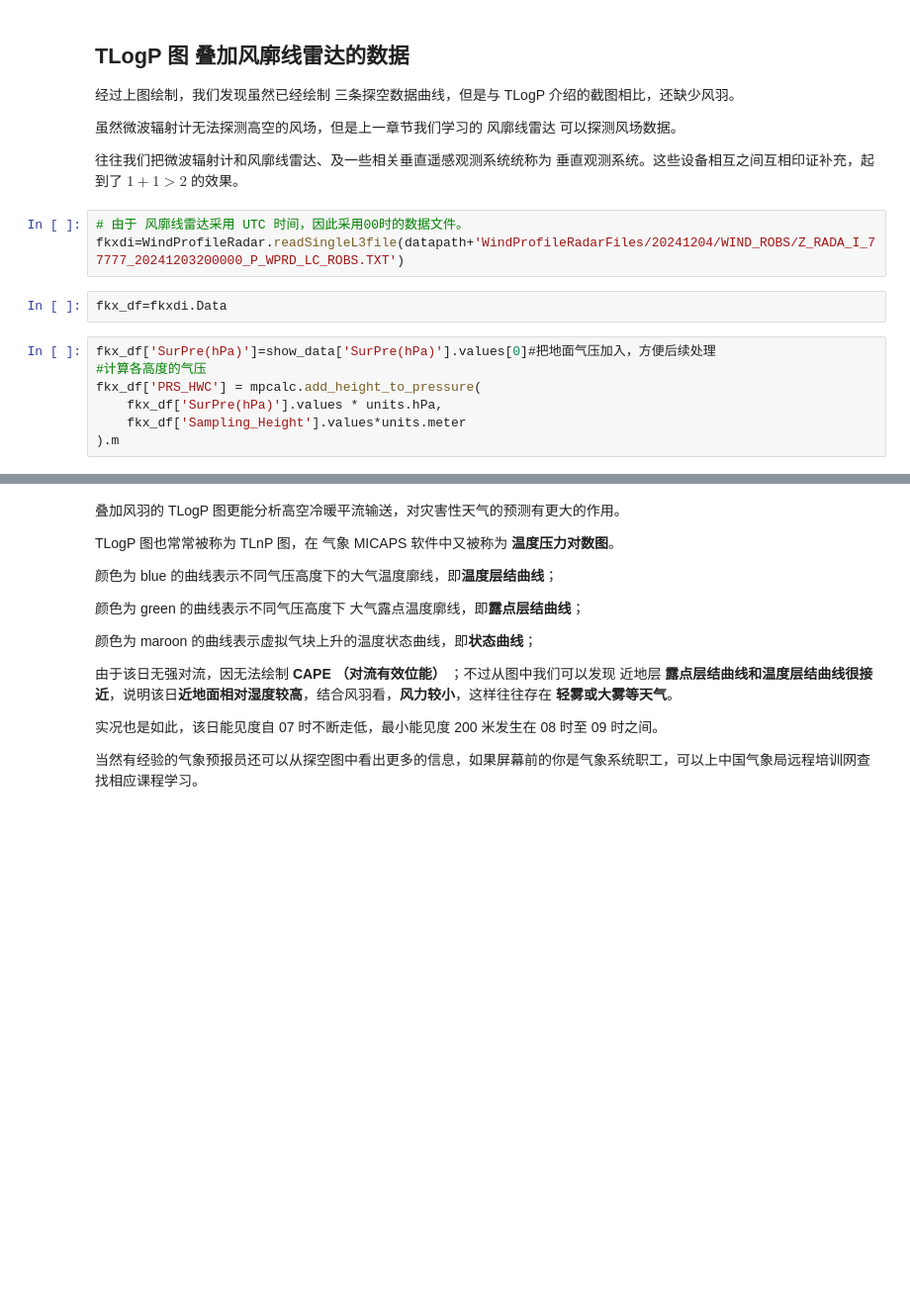
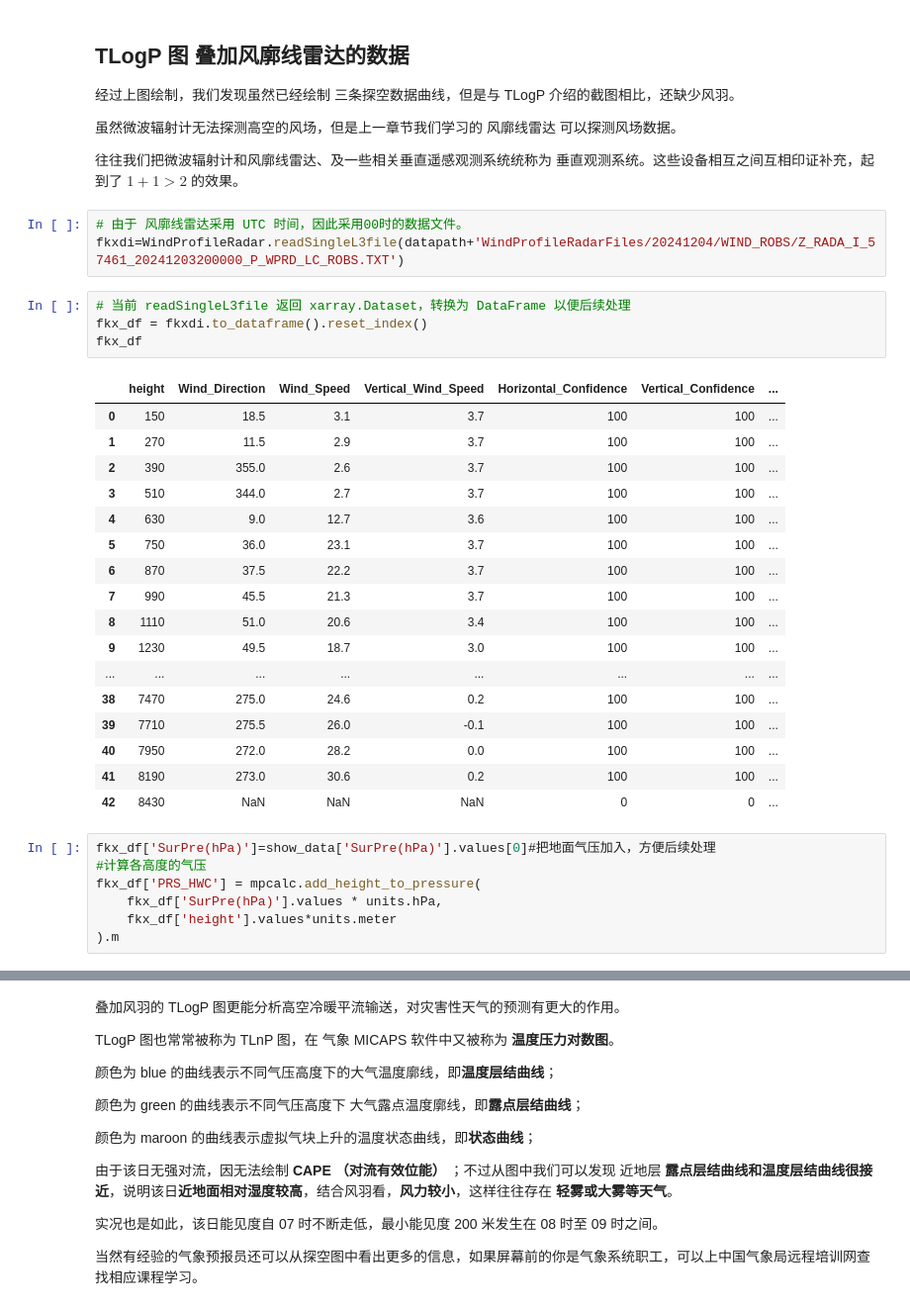
Before and after one commit to longtsing/metgrs, a Jupyter notebook: examples/4如何读取微波辐射计数据并绘图.ipynb, the cells around one changed output, grey strips where cells are left out. Shown at 99% size. Drawn from its saved outputs; the diff is of its cells as text; blank space fills up the shorter version.

```diff
--- a/examples/4如何读取微波辐射计数据并绘图.ipynb
+++ b/examples/4如何读取微波辐射计数据并绘图.ipynb
@@ -280,15 +385,35 @@ skew.plot(p, prof, 'maroon', linewidth=2);
 往往我们把微波辐射计和风廓线雷达、及一些相关垂直遥感观测系统统称为 垂直观测系统。这些设备相互之间互相印证补充，起到了  $1+1>2$ 的效果。
 # %%
 # 由于 风廓线雷达采用 UTC 时间，因此采用00时的数据文件。
-fkxdi=WindProfileRadar.readSingleL3file(datapath+'WindProfileRadarFiles/20241204/WIND_ROBS/Z_RADA_I_77777_20241203200000_P_WPRD_LC_ROBS.TXT')
+fkxdi=WindProfileRadar.readSingleL3file(datapath+'WindProfileRadarFiles/20241204/WIND_ROBS/Z_RADA_I_57461_20241203200000_P_WPRD_LC_ROBS.TXT')
 # %%
-fkx_df=fkxdi.Data
+# 当前 readSingleL3file 返回 xarray.Dataset，转换为 DataFrame 以便后续处理
+fkx_df = fkxdi.to_dataframe().reset_index()
+fkx_df
+# %% [output]
+|  | height | Wind_Direction | Wind_Speed | Vertical_Wind_Speed | Horizontal_Confidence | Vertical_Confidence | ... |
+| 0 | 150 | 18.5 | 3.1 | 3.7 | 100 | 100 | ... |
+| 1 | 270 | 11.5 | 2.9 | 3.7 | 100 | 100 | ... |
+| 2 | 390 | 355.0 | 2.6 | 3.7 | 100 | 100 | ... |
+| 3 | 510 | 344.0 | 2.7 | 3.7 | 100 | 100 | ... |
+| 4 | 630 | 9.0 | 12.7 | 3.6 | 100 | 100 | ... |
+| 5 | 750 | 36.0 | 23.1 | 3.7 | 100 | 100 | ... |
+| 6 | 870 | 37.5 | 22.2 | 3.7 | 100 | 100 | ... |
+| 7 | 990 | 45.5 | 21.3 | 3.7 | 100 | 100 | ... |
+| 8 | 1110 | 51.0 | 20.6 | 3.4 | 100 | 100 | ... |
+| 9 | 1230 | 49.5 | 18.7 | 3.0 | 100 | 100 | ... |
+| ... | ... | ... | ... | ... | ... | ... | ... |
+| 38 | 7470 | 275.0 | 24.6 | 0.2 | 100 | 100 | ... |
+| 39 | 7710 | 275.5 | 26.0 | -0.1 | 100 | 100 | ... |
+| 40 | 7950 | 272.0 | 28.2 | 0.0 | 100 | 100 | ... |
+| 41 | 8190 | 273.0 | 30.6 | 0.2 | 100 | 100 | ... |
+| 42 | 8430 | NaN | NaN | NaN | 0 | 0 | ... |
 # %%
 fkx_df['SurPre(hPa)']=show_data['SurPre(hPa)'].values[0]#把地面气压加入，方便后续处理
 #计算各高度的气压
 fkx_df['PRS_HWC'] = mpcalc.add_height_to_pressure(
     fkx_df['SurPre(hPa)'].values * units.hPa,
-    fkx_df['Sampling_Height'].values*units.meter
+    fkx_df['height'].values*units.meter
 ).m
 # %%
 fkx_df
```
Also changed, not shown: parts of 10 cells of this notebook, 41 other files.
